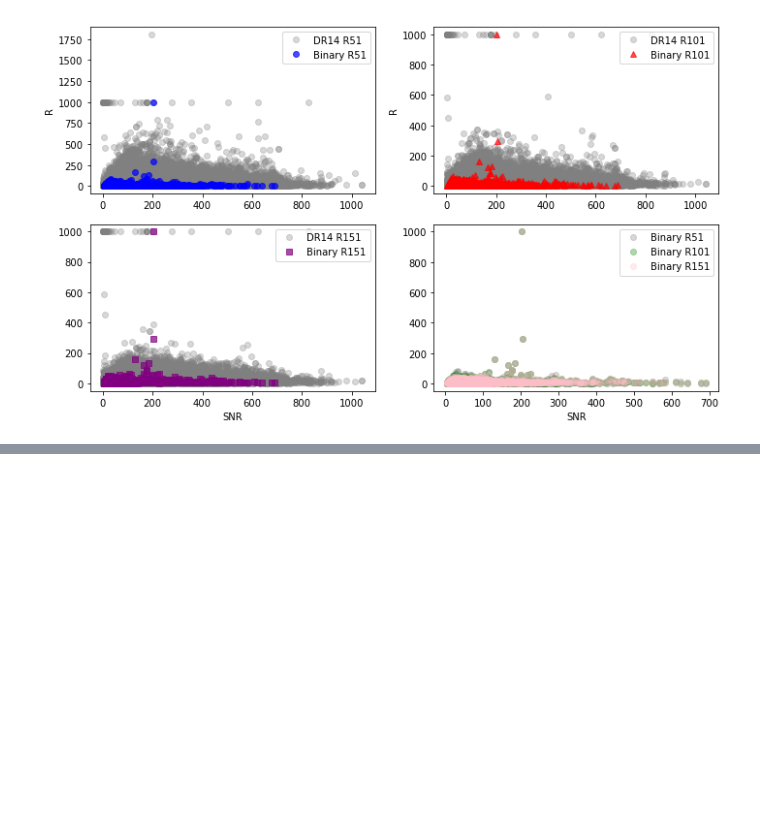
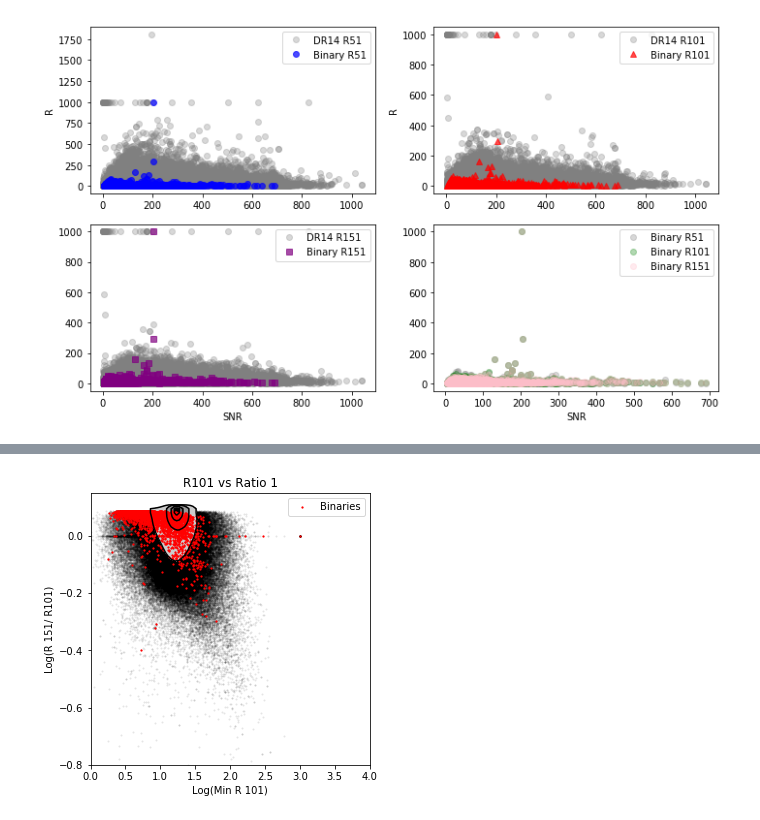
Before and after one commit to reynaa2/Binary-ID-2017, a Jupyter notebook: Read_In_DR14_for_idSB2.ipynb, the cells around one changed output, grey strips where cells are left out. Saved outputs shown, nothing was run; the diff lists cells and outputs as text; code cells hidden in the pictures; blank space fills up the shorter version.

```diff
--- a/Read_In_DR14_for_idSB2.ipynb
+++ b/Read_In_DR14_for_idSB2.ipynb
@@ -119 +124,11 @@ def idSB2s(R1_ratio, R2_ratio,r51,r151,r101,xr): # cuts to identify SB2s from Ke
+# %%
+def logs(x):
+    new = []
+    for i in range(len(x)):
+        element = math.log10(x[i])
+        #print(element)
+        new.append(element)
+    new = np.array(new)
+    out = new.astype(np.float)
+    return out
 # %%
@@ -312,0 +385,26 @@ IndexError: list index out of range
+# %%
+# Make plot for #2 for DR14 then for Binaries
+
+plt.figure(figsize=(5,5))
+corner.hist2d(R_101,Ratio1,bins=80,plot_contours=True,fill_contours=True,smooth=1.2,plot_datapoints=True)
+plt.scatter(binR101,BinR1,s=1.5,color='red',label='Binaries')
+plt.xlabel('Log(Min R 101)')
+plt.ylabel('Log(R 151/ R101)')
+plt.title('R101 vs Ratio 1')
+plt.legend(loc='upper right')
+plt.xlim(0,4)
+plt.ylim(-0.8,0.15)
+plt.savefig('R101vsRatio1.pdf',dpi=900)
+plt.show()
+
+'''#Binary
+plt.figure(figsize=(4,4))
+corner.hist2d(binR101,BinR1,bins=80,plot_contours=True,fill_contours=True,smooth=1.2,plot_datapoints=True)
+plt.xlabel('Min R 101')
+plt.ylabel('Log(R 151/ R101)')
+plt.title('Binary R101 vs Ratio 1')
+plt.xlim(0,100)
+plt.ylim(-0.3,0.12)
+plt.show()''';
+# %% [output]
+[figure, added]
```
Also changed, not shown: parts of 19 cells of this notebook.
